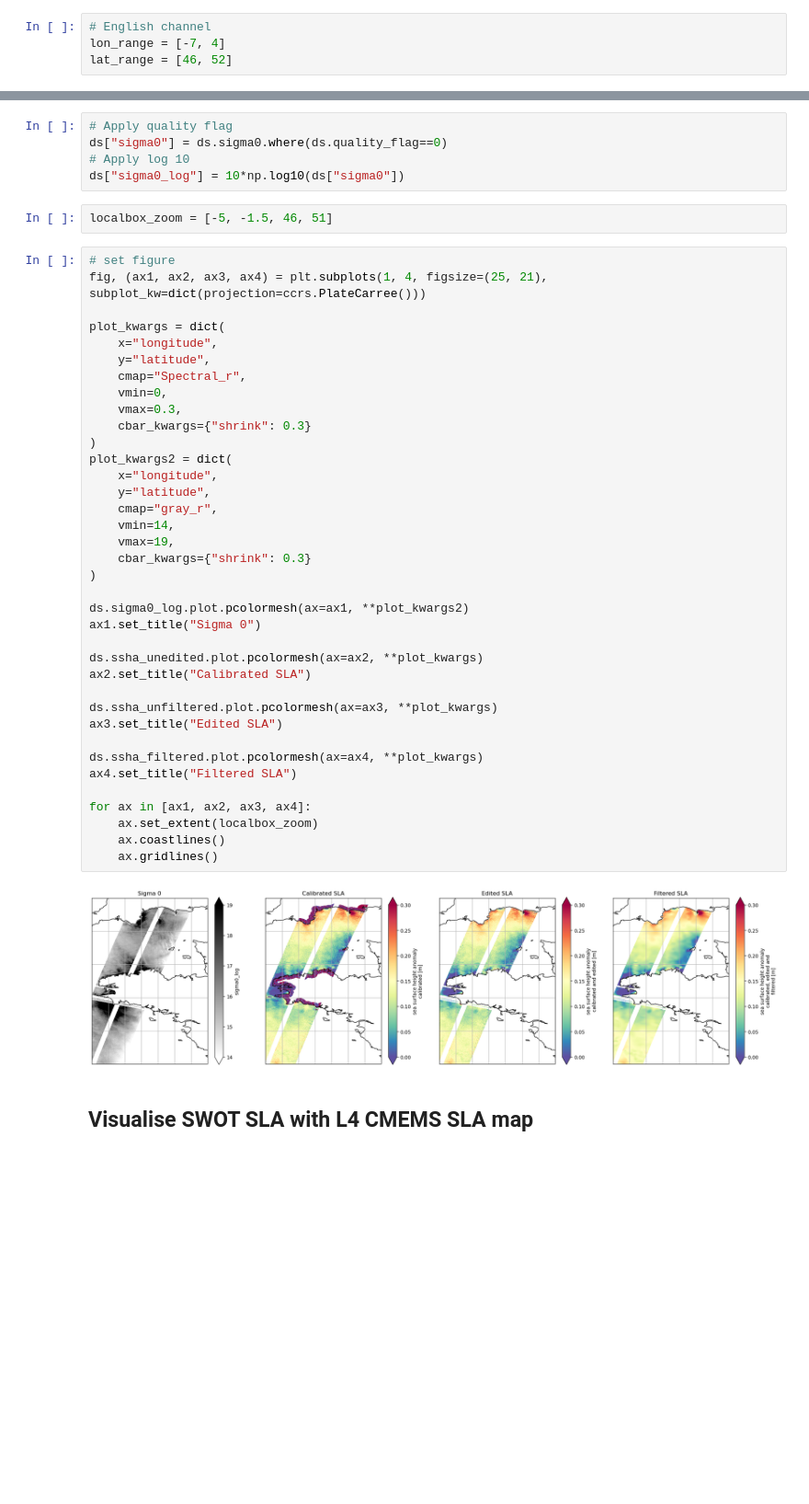
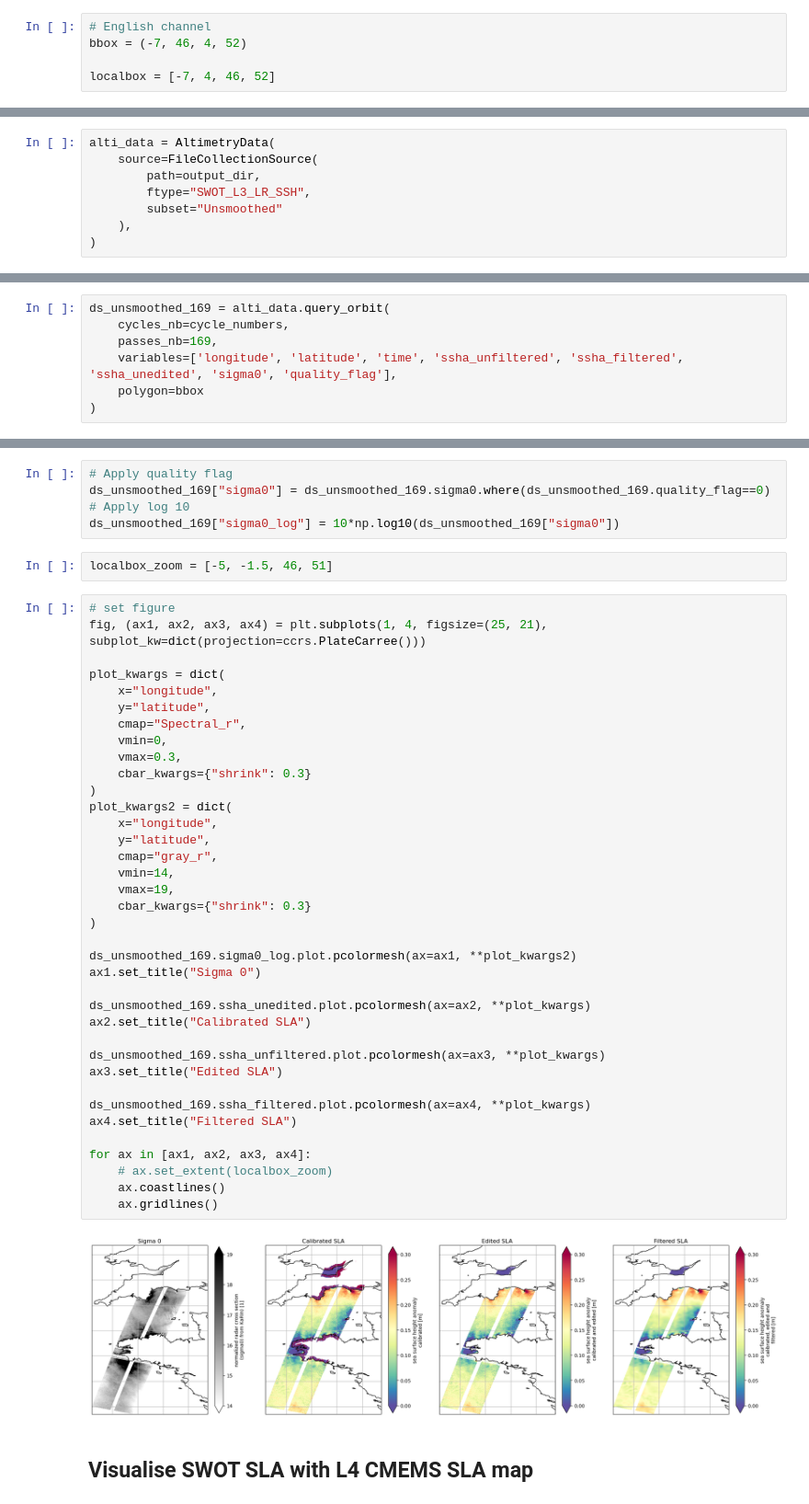
Before and after one commit to SWOT-community/SWOT-Oceanography, a Jupyter notebook: ex_swot_l3_unsmoothed.ipynb, the cells around one changed output, grey strips where cells are left out. Shown at 92% size. Drawn from its saved outputs; the diff is of its cells as text; blank space fills up the shorter version.

Commit message:
feat: updated tutorials to use altimetry.io and altimetry_downloader_aviso

```diff
--- a/ex_swot_l3_unsmoothed.ipynb
+++ b/ex_swot_l3_unsmoothed.ipynb
@@ -289,4 +90,5 @@ Define a geographical area
 # %%
 # English channel
-lon_range = [-7, 4]
-lat_range = [46, 52]
+bbox = (-7, 46, 4, 52)
+
+localbox = [-7, 4, 46, 52]
@@ -296,0 +120,8 @@ Define variables to select
+# %%
+alti_data = AltimetryData(
+    source=FileCollectionSource(
+        path=output_dir,
+        ftype="SWOT_L3_LR_SSH",
+        subset="Unsmoothed"
+    ),
+)
@@ -326,0 +143,7 @@ subsets_cycle_03 = [xr.open_dataset(file) for file in subset_filenames[2:]]
+# %%
+ds_unsmoothed_169 = alti_data.query_orbit(
+    cycles_nb=cycle_numbers,
+    passes_nb=169,
+    variables=['longitude', 'latitude', 'time', 'ssha_unfiltered', 'ssha_filtered', 'ssha_unedited', 'sigma0', 'quality_flag'],
+    polygon=bbox
+)
@@ -340,8 +167,8 @@ ds = subsets_cycle_02[1]
 # %%
 # Apply quality flag
-ds["sigma0"] = ds.sigma0.where(ds.quality_flag==0)
+ds_unsmoothed_169["sigma0"] = ds_unsmoothed_169.sigma0.where(ds_unsmoothed_169.quality_flag==0)
 # Apply log 10
-ds["sigma0_log"] = 10*np.log10(ds["sigma0"])
+ds_unsmoothed_169["sigma0_log"] = 10*np.log10(ds_unsmoothed_169["sigma0"])
 # %%
 localbox_zoom = [-5, -1.5, 46, 51]
 # %%
@@ -350,39 +177,39 @@ fig, (ax1, ax2, ax3, ax4) = plt.subplots(1, 4, figsize=(25, 21), subplot_kw=dict
 
 plot_kwargs = dict(
     x="longitude",
     y="latitude",
     cmap="Spectral_r",
     vmin=0,
     vmax=0.3,
     cbar_kwargs={"shrink": 0.3}
 )
 plot_kwargs2 = dict(
     x="longitude",
     y="latitude",
     cmap="gray_r",
     vmin=14,
     vmax=19,
     cbar_kwargs={"shrink": 0.3}
 )
 
-ds.sigma0_log.plot.pcolormesh(ax=ax1, **plot_kwargs2)
+ds_unsmoothed_169.sigma0_log.plot.pcolormesh(ax=ax1, **plot_kwargs2)
 ax1.set_title("Sigma 0")
 
-ds.ssha_unedited.plot.pcolormesh(ax=ax2, **plot_kwargs)
+ds_unsmoothed_169.ssha_unedited.plot.pcolormesh(ax=ax2, **plot_kwargs)
 ax2.set_title("Calibrated SLA")
 
-ds.ssha_unfiltered.plot.pcolormesh(ax=ax3, **plot_kwargs)
+ds_unsmoothed_169.ssha_unfiltered.plot.pcolormesh(ax=ax3, **plot_kwargs)
 ax3.set_title("Edited SLA")
 
-ds.ssha_filtered.plot.pcolormesh(ax=ax4, **plot_kwargs)
+ds_unsmoothed_169.ssha_filtered.plot.pcolormesh(ax=ax4, **plot_kwargs)
 ax4.set_title("Filtered SLA")
 
 for ax in [ax1, ax2, ax3, ax4]:
-    ax.set_extent(localbox_zoom)
+    # ax.set_extent(localbox_zoom)
     ax.coastlines()
     ax.gridlines()
 # %% [output]
-[figure, old version]
+[figure, new version]
 # %% [markdown]
 ## Visualise SWOT SLA with L4 CMEMS SLA map
 # %% [markdown]
```
Also changed, not shown: parts of 55 cells of this notebook, 12 other files.
